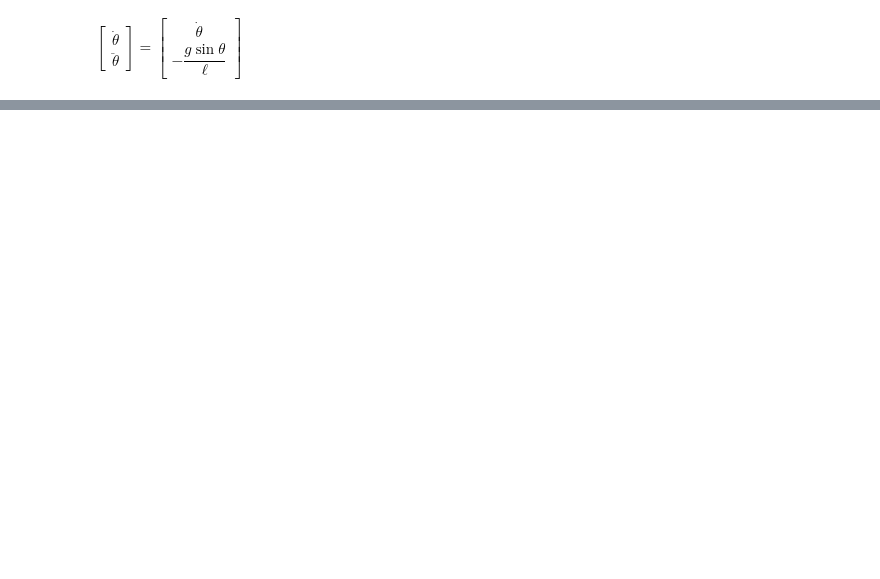
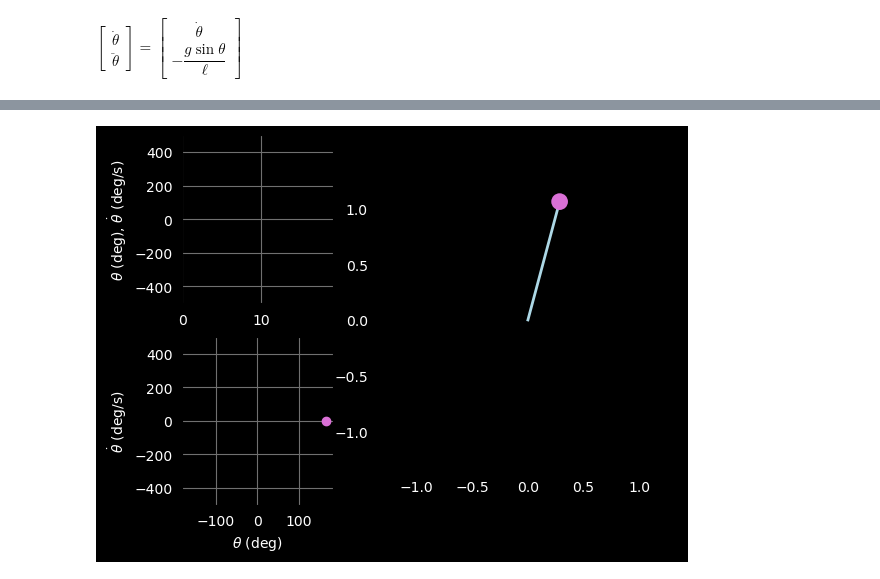
Before and after one commit to Argemenon/Astronomy_and_Simulations, a Jupyter notebook: Physics Simulations/pendulum/simulating simple pendulum.ipynb, the cells around one changed output, grey strips where cells are left out. Cells and saved outputs as stored; diff of their text form; code cells hidden in the pictures; blank space fills up the shorter version.

```diff
--- a/Physics Simulations/pendulum/simulating simple pendulum.ipynb
+++ b/Physics Simulations/pendulum/simulating simple pendulum.ipynb
@@ -11,0 +28,2 @@ $\begin{bmatrix} \dot \theta \\ \ddot \theta \end{bmatrix} = \begin{bmatrix} \do
+# %%
+maxx_n = int(30/tff)
@@ -158,0 +199,60 @@ ani.save('pend.mp4', writer=ffmpeg_writer)
+# %%
+# animate everything together!
+fig = plt.figure()
+gs = gridspec.GridSpec(2,2, width_ratios=[1,2], height_ratios=[1,1])
+
+# theta, theta_dot vs time
+ax0 = fig.add_subplot(gs[0,0])
+ax0.set_xlim(0, t_final)
+ax0.set_ylim(-500, 500)
+# ax0.set_xlabel('Time (s)')
+ax0.set_ylabel(r'$\theta$ (deg), $\dot \theta$ (deg/s)')
+# ax0.legend([r'$\theta$', r'$\dot \theta$'])
+ax0.grid()
+
+theta_curve, = ax0.plot(t[0], theta_deg[0], 'lightblue')
+theta_dot_curve, = ax0.plot(t[0], theta_dot_deg[0], 'orchid')
+
+# phase diagram
+ax1 = fig.add_subplot(gs[1,0])
+ax1.set_xlim(-180, 180)
+ax1.set_ylim(-500, 500)
+ax1.set_xlabel(r'$\theta$ (deg)')
+ax1.set_ylabel(r'$\dot \theta$ (deg/s)')
+ax1.grid()
+
+phase_curve, = ax1.plot(theta_deg[0], theta_dot_deg[0], 'lightblue')
+phase_dot, =  ax1.plot(theta_deg[0], theta_dot_deg[0], c='orchid', marker = 'o')
+
+# pendulum
+def pend_pos(theta):
+    return (ell*np.sin(theta), -ell*np.cos(theta))
+
+ax2 = fig.add_subplot(gs[:,1])
+ax2.set_xlim(-(ell + 0.25), (ell + 0.25))
+ax2.set_ylim(-(ell + 0.25), (ell + 0.25))
+ax2.set_aspect('equal')
+
+# draw the pendulum
+x0, y0 = pend_pos(theta0)
+line, = ax2.plot([0, x0], [0, y0], lw=2, c='lightblue')
+circle = ax2.add_patch(plt.Circle(pend_pos(theta0), 0.075, fc='orchid', zorder=3))
+
+
+def animate(i):
+    theta_curve.set_data(t[:i+1], theta_deg[:i+1])
+    theta_dot_curve.set_data(t[:i+1], theta_dot_deg[:i+1])
+
+    phase_curve.set_data(theta_deg[:i+1], theta_dot_deg[:i+1])
+    phase_dot.set_data(([theta_deg[i]], [theta_dot_deg[i]]))
+
+    x, y = pend_pos(theta[i])
+    line.set_data([0, x], [0, y])
+    circle.set_center((x, y))
+
+# save a video: 30 fps
+ani = animation.FuncAnimation(fig, animate, frames=len(t))
+ffmpeg_writer = animation.FFMpegWriter(fps=fps)
+ani.save('all.mp4', writer=ffmpeg_writer)
+# %% [output]
+[figure, added]
```
Also changed, not shown: parts of 14 cells of this notebook, 9 other files.
